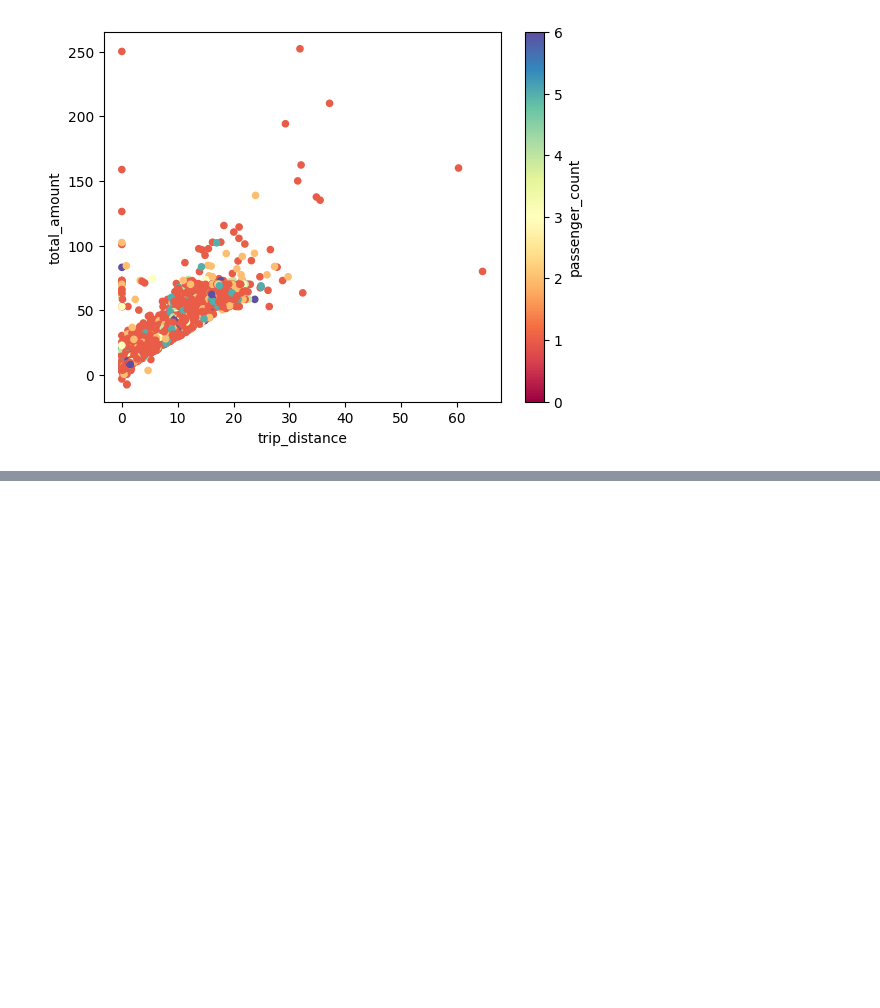
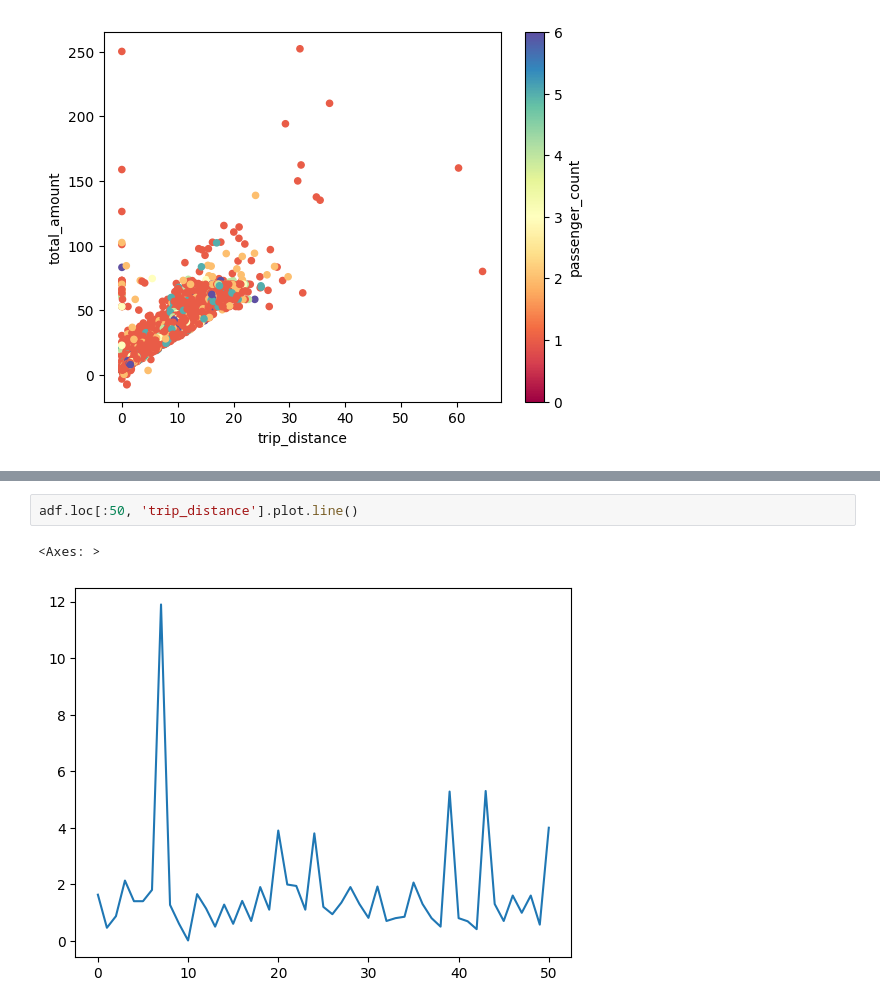
Before and after one commit to reuven/apple-2025-01Jan-plotting, a Jupyter notebook: Apple 2025-01Jan-09.ipynb, the cells around one changed output, grey strips where cells are left out. Saved outputs shown, nothing was run; the diff lists cells and outputs as text; blank space fills up the shorter version.

```diff
--- a/Apple 2025-01Jan-09.ipynb
+++ b/Apple 2025-01Jan-09.ipynb
@@ -659,0 +660,5 @@ ValueError: 'c' argument must be a color, a sequence of colors, or a sequence of
+# %%
+adf.loc[:50, 'trip_distance'].plot.line()
+# %% [output]
+<Axes: >
+[figure, added]
```
Also changed, not shown: parts of 1 cell of this notebook.
